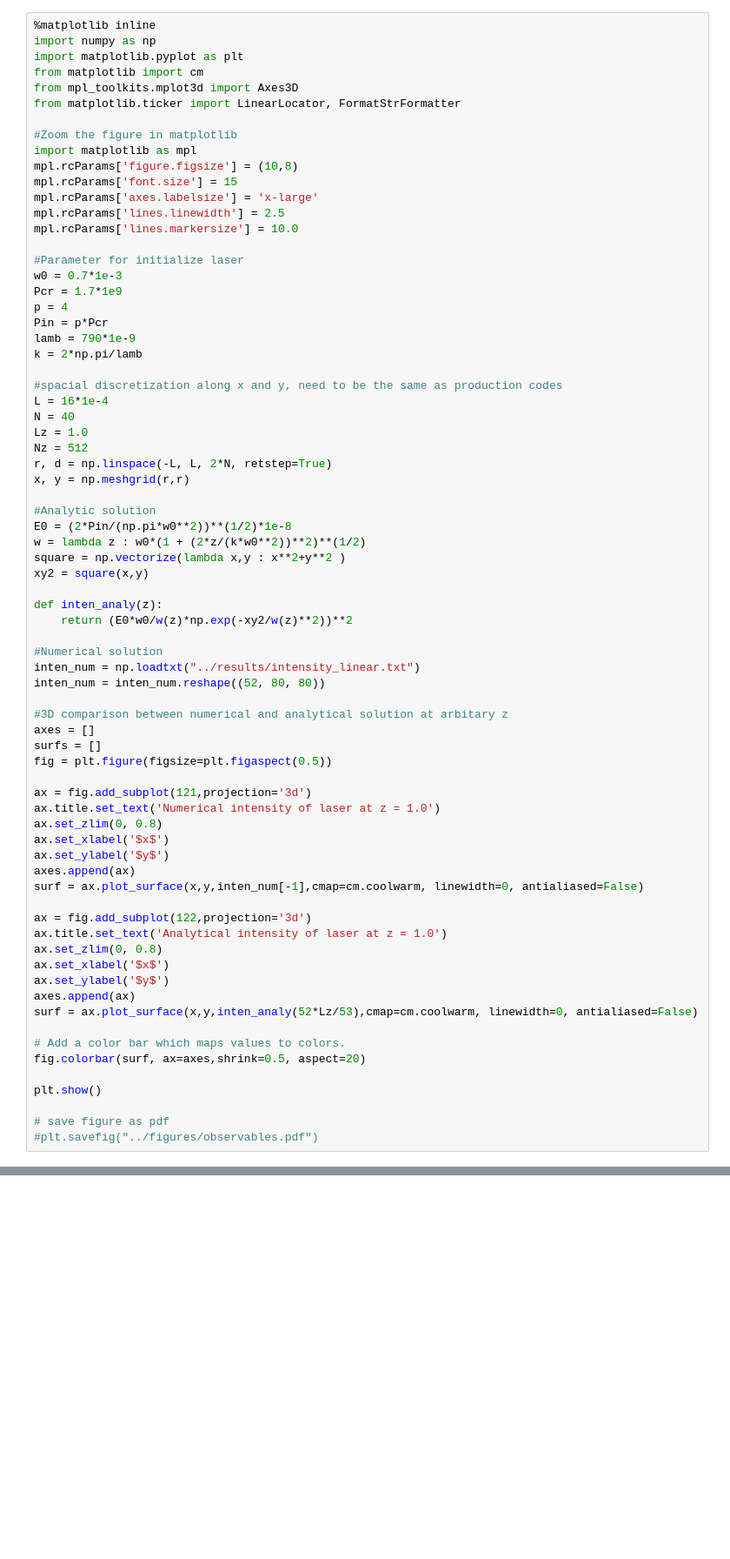
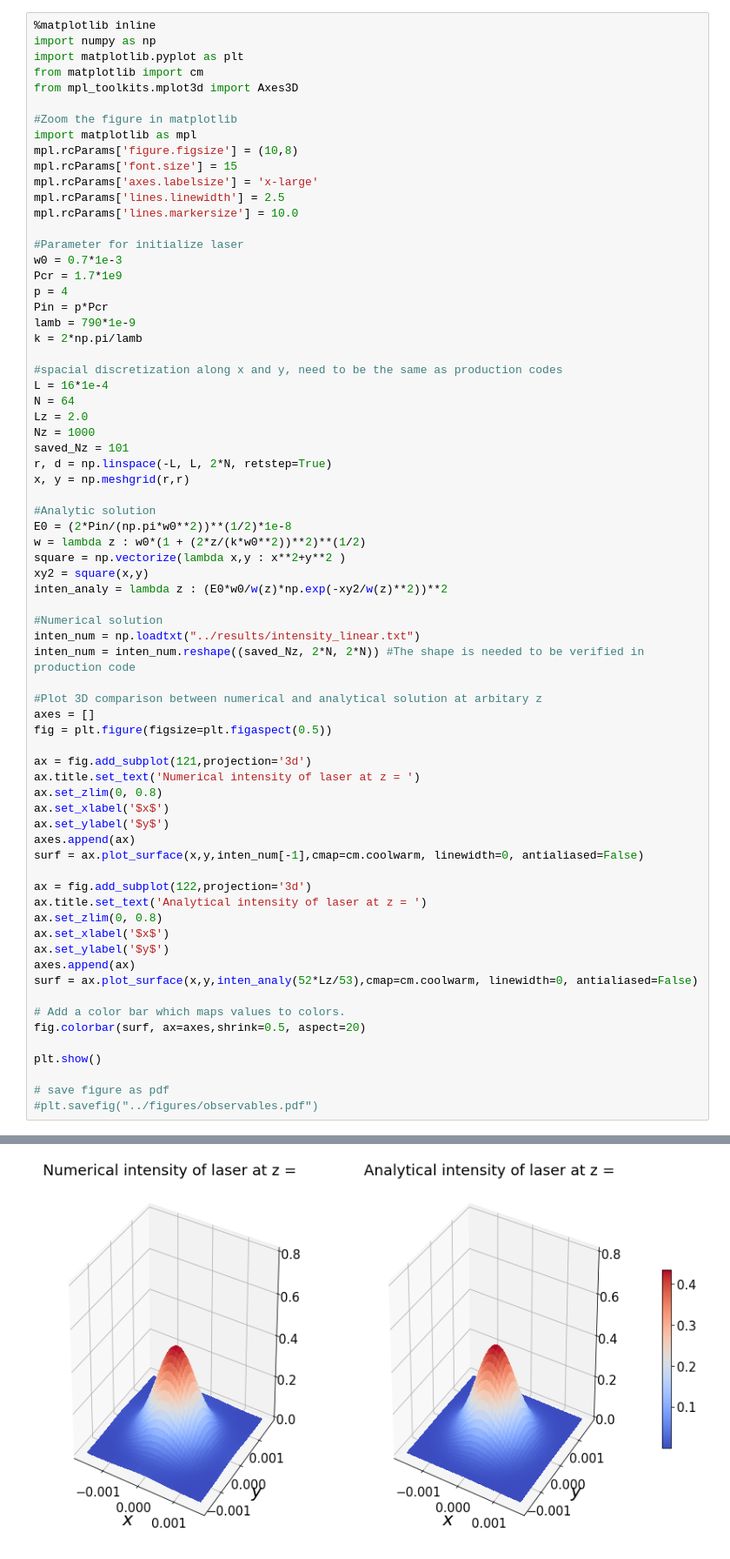
Before and after one commit to kimhong-chao/Project-PHY571, a Jupyter notebook: analysis/analyze_diffraction.ipynb, the cells around one changed output, grey strips where cells are left out. Shown at 87% size. Drawn from its saved outputs; the diff is of its cells as text; blank space fills up the shorter version.

```diff
--- a/analysis/analyze_diffraction.ipynb
+++ b/analysis/analyze_diffraction.ipynb
@@ -14,7 +14,6 @@ import numpy as np
 import matplotlib.pyplot as plt
 from matplotlib import cm
 from mpl_toolkits.mplot3d import Axes3D
-from matplotlib.ticker import LinearLocator, FormatStrFormatter
 
 #Zoom the figure in matplotlib
 import matplotlib as mpl
@@ -34,9 +33,10 @@ k = 2*np.pi/lamb
 
 #spacial discretization along x and y, need to be the same as production codes
 L = 16*1e-4
-N = 40
-Lz = 1.0
-Nz = 512
+N = 64
+Lz = 2.0
+Nz = 1000
+saved_Nz = 101
 r, d = np.linspace(-L, L, 2*N, retstep=True)
 x, y = np.meshgrid(r,r)
 
@@ -45,21 +45,18 @@ E0 = (2*Pin/(np.pi*w0**2))**(1/2)*1e-8
 w = lambda z : w0*(1 + (2*z/(k*w0**2))**2)**(1/2)
 square = np.vectorize(lambda x,y : x**2+y**2 )
 xy2 = square(x,y)
-
-def inten_analy(z):
-    return (E0*w0/w(z)*np.exp(-xy2/w(z)**2))**2
+inten_analy = lambda z : (E0*w0/w(z)*np.exp(-xy2/w(z)**2))**2
 
 #Numerical solution
 inten_num = np.loadtxt("../results/intensity_linear.txt")
-inten_num = inten_num.reshape((52, 80, 80))
+inten_num = inten_num.reshape((saved_Nz, 2*N, 2*N)) #The shape is needed to be verified in production code
 
-#3D comparison between numerical and analytical solution at arbitary z
+#Plot 3D comparison between numerical and analytical solution at arbitary z
 axes = []
-surfs = []
 fig = plt.figure(figsize=plt.figaspect(0.5))
 
 ax = fig.add_subplot(121,projection='3d')
-ax.title.set_text('Numerical intensity of laser at z = 1.0')
+ax.title.set_text('Numerical intensity of laser at z = ')
 ax.set_zlim(0, 0.8)
 ax.set_xlabel('$x$')
 ax.set_ylabel('$y$')
@@ -67,7 +64,7 @@ axes.append(ax)
 surf = ax.plot_surface(x,y,inten_num[-1],cmap=cm.coolwarm, linewidth=0, antialiased=False)
 
 ax = fig.add_subplot(122,projection='3d')
-ax.title.set_text('Analytical intensity of laser at z = 1.0')
+ax.title.set_text('Analytical intensity of laser at z = ')
 ax.set_zlim(0, 0.8)
 ax.set_xlabel('$x$')
 ax.set_ylabel('$y$')
@@ -85,0 +82 @@ ValueError: cannot reshape array of size 1654784 into shape (52,80,80)
+[figure, added]
```
Also changed, not shown: parts of 5 cells of this notebook.
